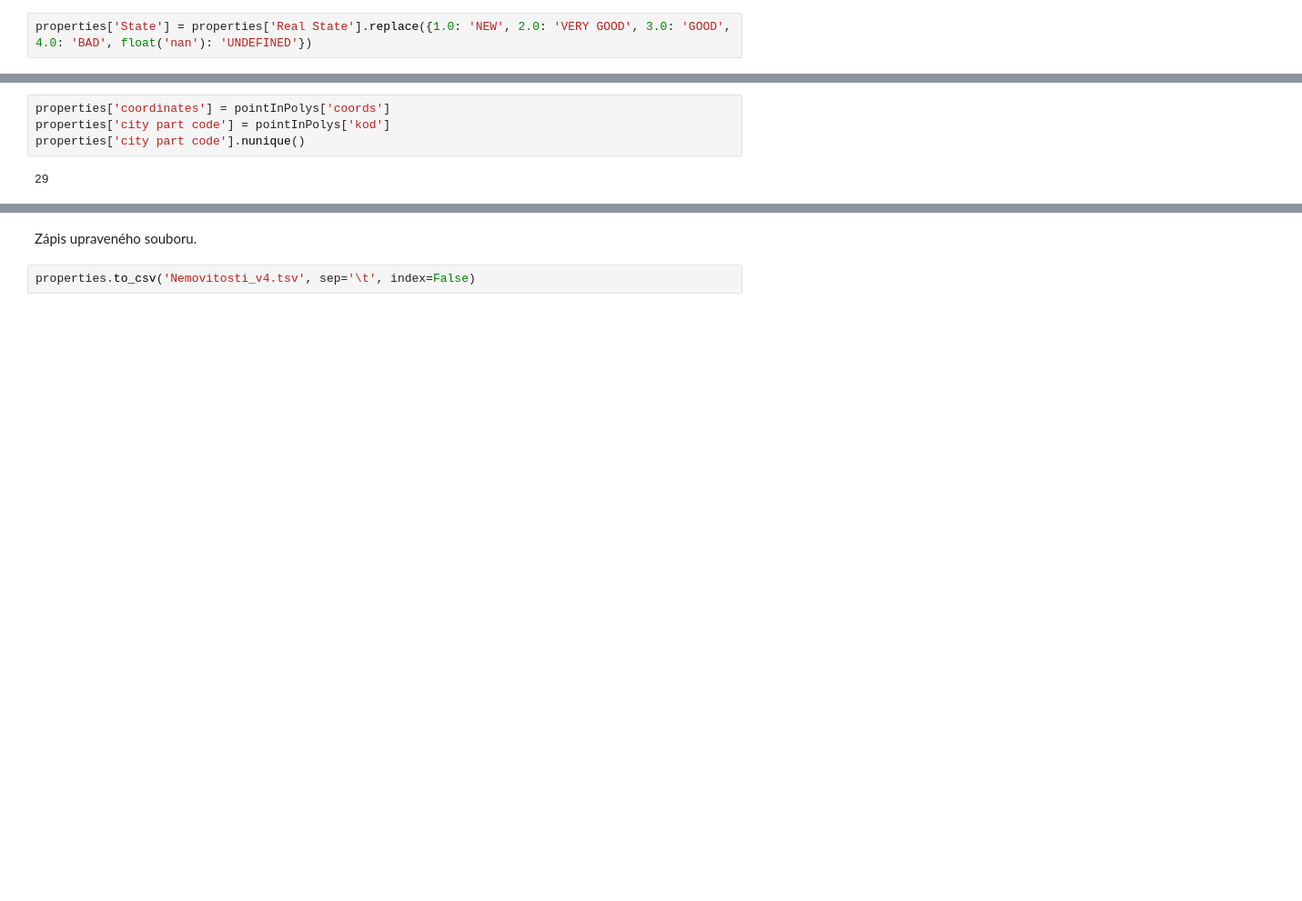
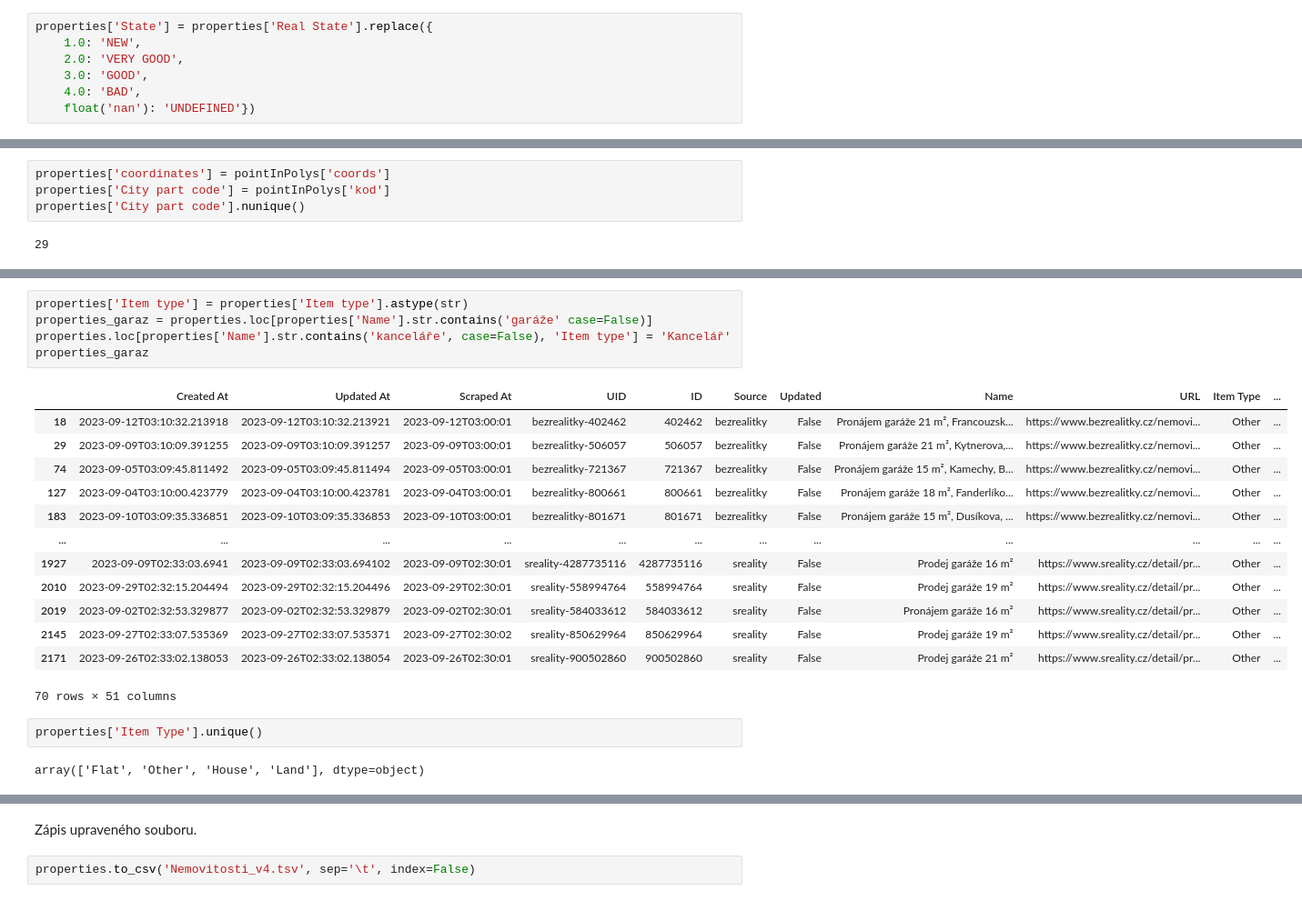
Before and after one commit to BacovskaMarcela/Project_Czechitas, a Jupyter notebook: Nemovitosti_tabulka.ipynb, the cells around one changed output, grey strips where cells are left out. Shown: that part at 91% size. Cells and saved outputs as stored; diff of their text form; blank space fills up the shorter version.

Commit message:
rozpracovaný sloupec item type

```diff
--- a/Nemovitosti_tabulka.ipynb
+++ b/Nemovitosti_tabulka.ipynb
@@ -24,5 +25,10 @@ properties['Real State'].unique()
 # %% [output]
 array([ 2., nan,  1.,  3.,  4.])
 # %%
-properties['State'] = properties['Real State'].replace({1.0: 'NEW', 2.0: 'VERY GOOD', 3.0: 'GOOD', 4.0: 'BAD', float('nan'): 'UNDEFINED'})
+properties['State'] = properties['Real State'].replace({
+    1.0: 'NEW',
+    2.0: 'VERY GOOD',
+    3.0: 'GOOD',
+    4.0: 'BAD',
+    float('nan'): 'UNDEFINED'})
 # %% [markdown]
@@ -153,7 +160,7 @@ pointInPolys['kod'] = pointInPolys['kod'].fillna(550000).astype(int)
 10. přiřazení sloupců do tabulky nemovitostí, kontrola počtu (jedna městská část není zastoupena)
 # %%
 properties['coordinates'] = pointInPolys['coords']
-properties['city part code'] = pointInPolys['kod']
-properties['city part code'].nunique()
+properties['City part code'] = pointInPolys['kod']
+properties['City part code'].nunique()
 # %% [output]
 29
@@ -159,0 +183,23 @@ properties['city part code'].nunique()
+# %%
+properties['Item type'] = properties['Item type'].astype(str)
+properties_garaz = properties.loc[properties['Name'].str.contains('garáže' case=False)]
+properties.loc[properties['Name'].str.contains('kanceláře', case=False), 'Item type'] = 'Kancelář'
+properties_garaz
+# %% [output]
+|  | Created At | Updated At | Scraped At | UID | ID | Source | Updated | Name | URL | Item Type | ... |
+| 18 | 2023-09-12T03:10:32.213918 | 2023-09-12T03:10:32.213921 | 2023-09-12T03:00:01 | bezrealitky-402462 | 402462 | bezrealitky | False | Pronájem garáže 21 m², Francouzsk... | https://www.bezrealitky.cz/nemovi... | Other | ... |
+| 29 | 2023-09-09T03:10:09.391255 | 2023-09-09T03:10:09.391257 | 2023-09-09T03:00:01 | bezrealitky-506057 | 506057 | bezrealitky | False | Pronájem garáže 21 m², Kytnerova,... | https://www.bezrealitky.cz/nemovi... | Other | ... |
+| 74 | 2023-09-05T03:09:45.811492 | 2023-09-05T03:09:45.811494 | 2023-09-05T03:00:01 | bezrealitky-721367 | 721367 | bezrealitky | False | Pronájem garáže 15 m², Kamechy, B... | https://www.bezrealitky.cz/nemovi... | Other | ... |
+| 127 | 2023-09-04T03:10:00.423779 | 2023-09-04T03:10:00.423781 | 2023-09-04T03:00:01 | bezrealitky-800661 | 800661 | bezrealitky | False | Pronájem garáže 18 m², Fanderlíko... | https://www.bezrealitky.cz/nemovi... | Other | ... |
+| 183 | 2023-09-10T03:09:35.336851 | 2023-09-10T03:09:35.336853 | 2023-09-10T03:00:01 | bezrealitky-801671 | 801671 | bezrealitky | False | Pronájem garáže 15 m², Dusíkova, ... | https://www.bezrealitky.cz/nemovi... | Other | ... |
+| ... | ... | ... | ... | ... | ... | ... | ... | ... | ... | ... | ... |
+| 1927 | 2023-09-09T02:33:03.6941 | 2023-09-09T02:33:03.694102 | 2023-09-09T02:30:01 | sreality-4287735116 | 4287735116 | sreality | False | Prodej garáže 16 m² | https://www.sreality.cz/detail/pr... | Other | ... |
+| 2010 | 2023-09-29T02:32:15.204494 | 2023-09-29T02:32:15.204496 | 2023-09-29T02:30:01 | sreality-558994764 | 558994764 | sreality | False | Prodej garáže 19 m² | https://www.sreality.cz/detail/pr... | Other | ... |
+| 2019 | 2023-09-02T02:32:53.329877 | 2023-09-02T02:32:53.329879 | 2023-09-02T02:30:01 | sreality-584033612 | 584033612 | sreality | False | Pronájem garáže 16 m² | https://www.sreality.cz/detail/pr... | Other | ... |
+| 2145 | 2023-09-27T02:33:07.535369 | 2023-09-27T02:33:07.535371 | 2023-09-27T02:30:02 | sreality-850629964 | 850629964 | sreality | False | Prodej garáže 19 m² | https://www.sreality.cz/detail/pr... | Other | ... |
+| 2171 | 2023-09-26T02:33:02.138053 | 2023-09-26T02:33:02.138054 | 2023-09-26T02:30:01 | sreality-900502860 | 900502860 | sreality | False | Prodej garáže 21 m² | https://www.sreality.cz/detail/pr... | Other | ... |
+70 rows × 51 columns
+# %%
+properties['Item Type'].unique()
+# %% [output]
+array(['Flat', 'Other', 'House', 'Land'], dtype=object)
```
Also changed, not shown: parts of 8 cells of this notebook.
